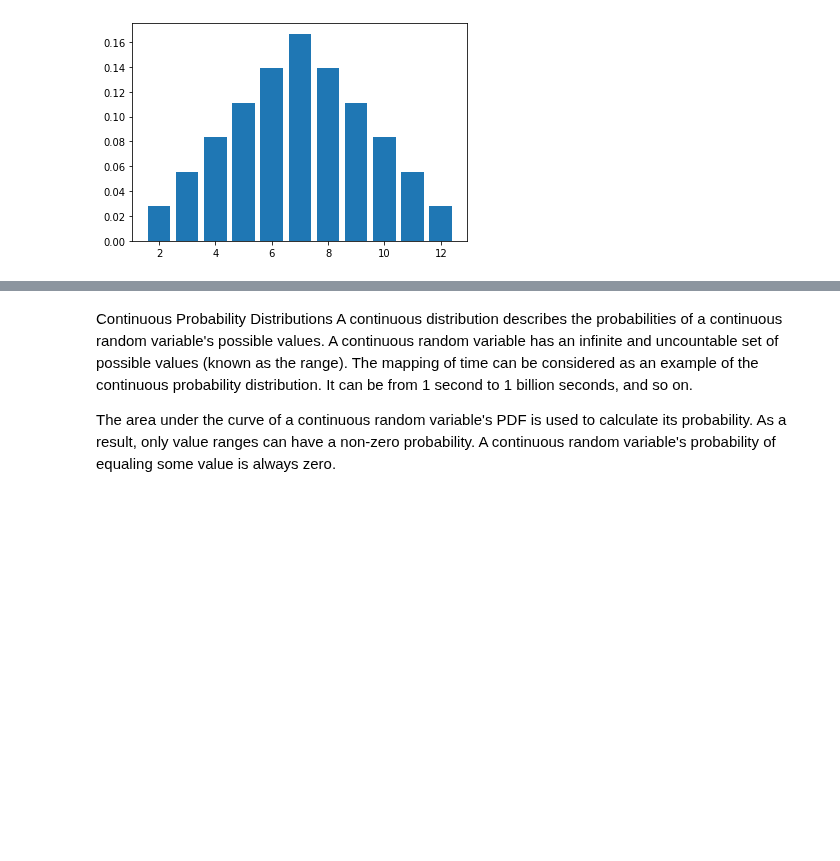
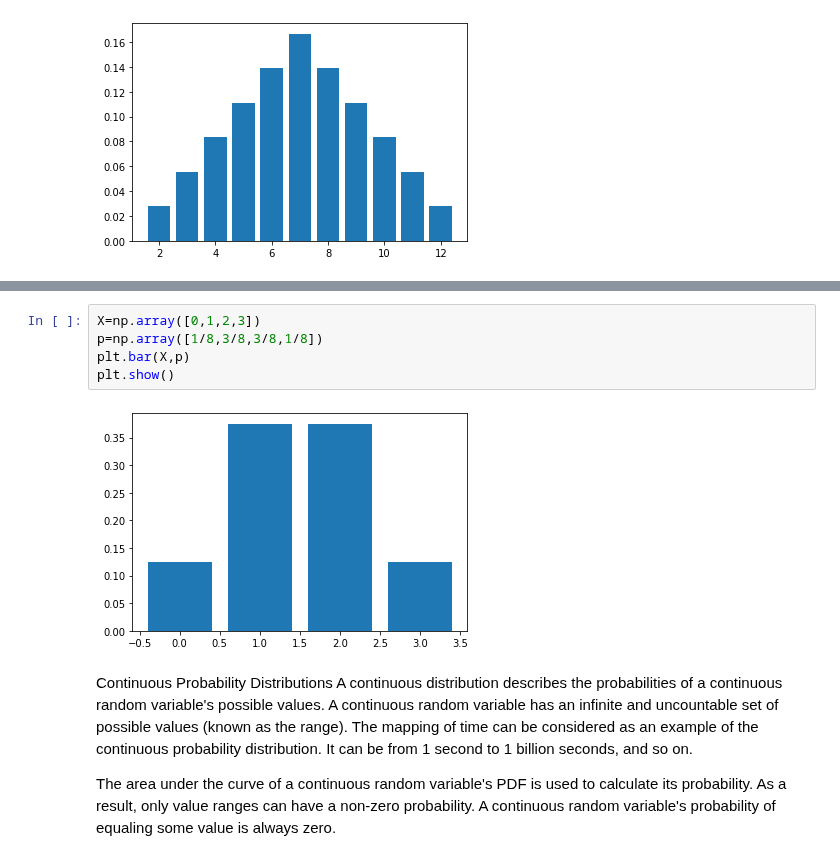
Before and after one commit to vkjadon/State-Estimation, a Jupyter notebook: 4-Fundamentals for KF.ipynb, the cells around one changed output, grey strips where cells are left out. Drawn from its saved outputs; the diff is of its cells as text; blank space fills up the shorter version.

```diff
--- a/4-Fundamentals for KF.ipynb
+++ b/4-Fundamentals for KF.ipynb
@@ -135,3 +148,10 @@ plt.show()
+# %%
+X=np.array([0,1,2,3])
+p=np.array([1/8,3/8,3/8,1/8])
+plt.bar(X,p)
+plt.show()
+# %% [output]
+[figure, added]
 # %% [markdown]
 Continuous Probability Distributions
 A continuous distribution describes the probabilities of a continuous random variable's possible values. A continuous random variable has an infinite and uncountable set of possible values (known as the range). The mapping of time can be considered as an example of the continuous probability distribution. It can be from 1 second to 1 billion seconds, and so on.
```
Also changed, not shown: parts of 3 cells of this notebook.
